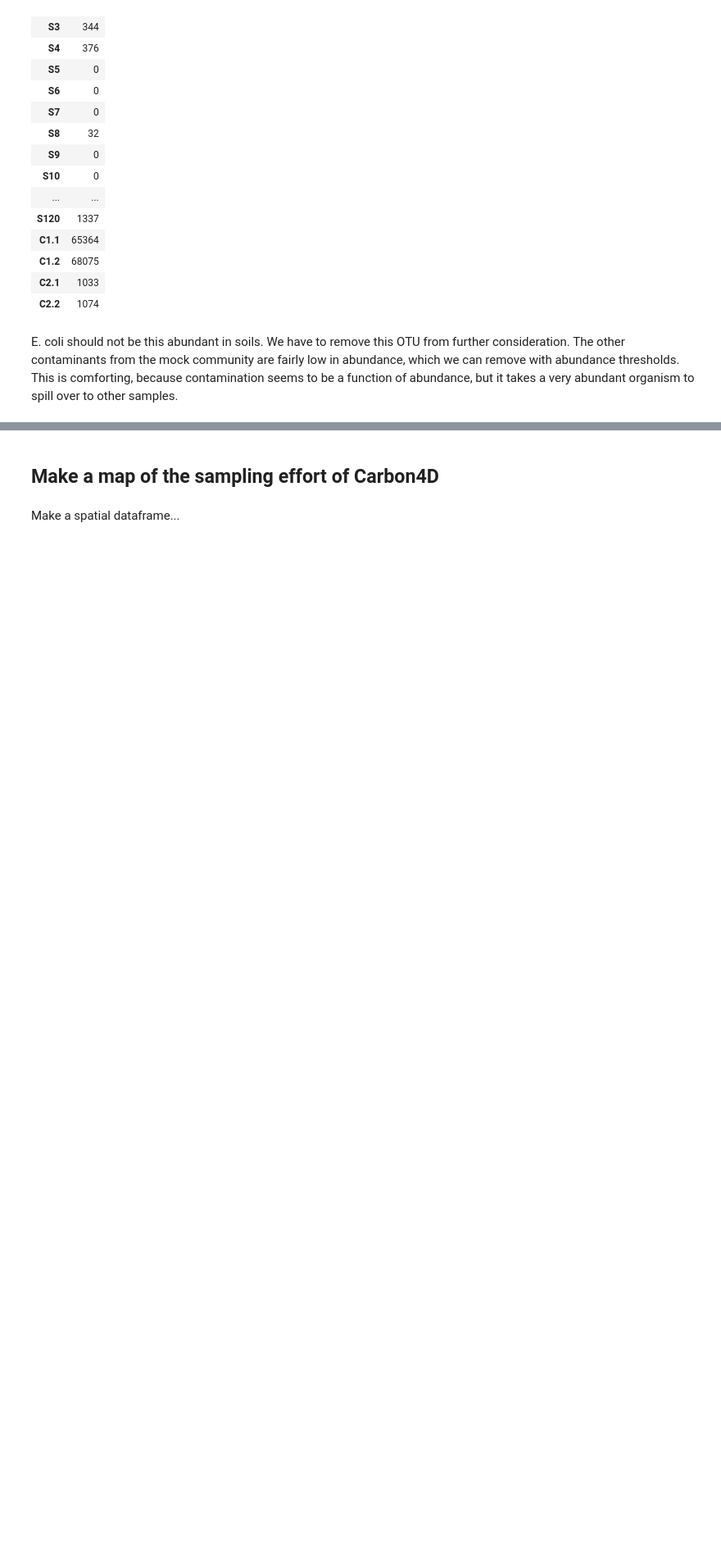
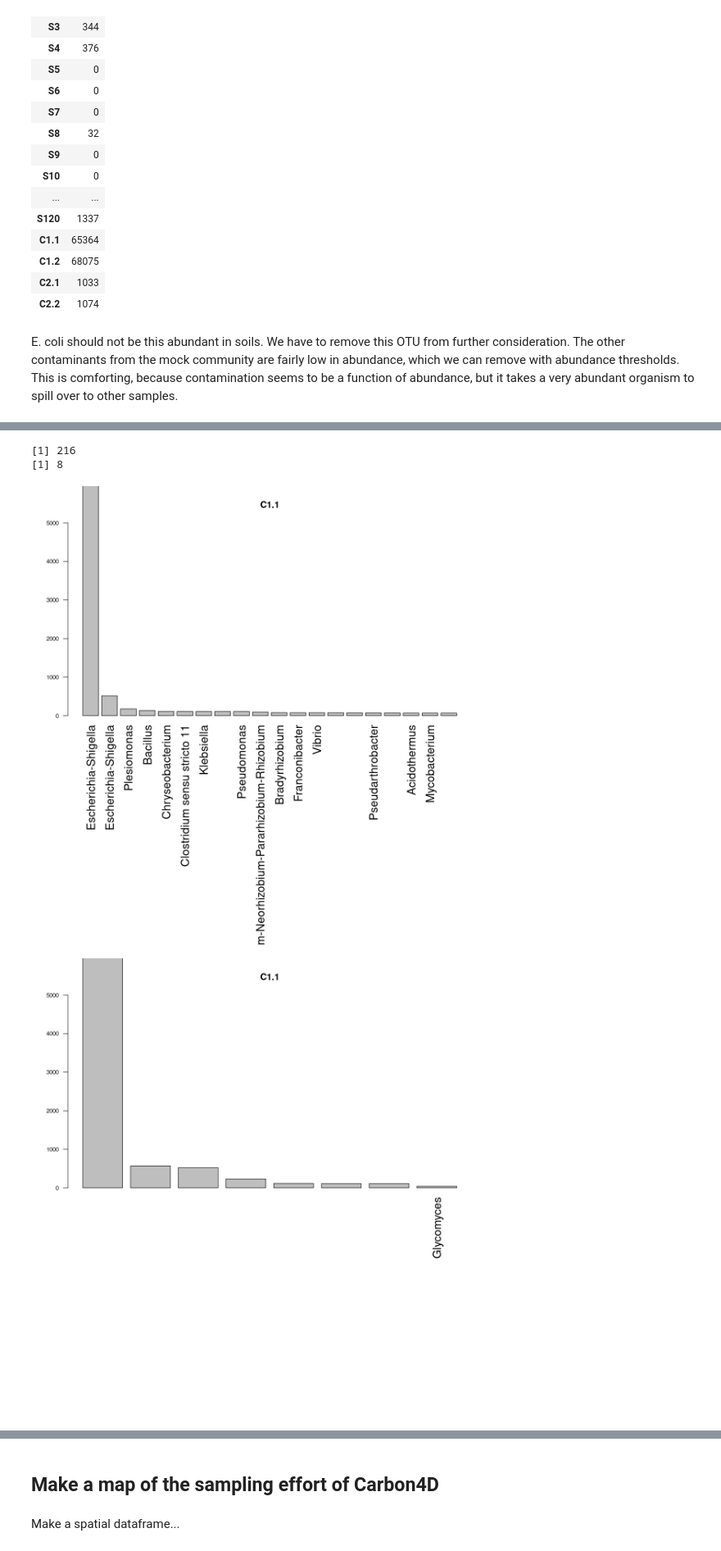
Before and after one commit to danchurch/fichtelgebirgeSoils, a Jupyter notebook: spatialAnalysis/spatialAnalysisSulariData.ipynb, the cells around one changed output, grey strips where cells are left out. Shown at 82% size. Drawn from its saved outputs; the diff is of its cells as text; code cells hidden in the pictures; blank space fills up the shorter version.

```diff
--- a/spatialAnalysis/spatialAnalysisSulariData.ipynb
+++ b/spatialAnalysis/spatialAnalysisSulariData.ipynb
@@ -284,0 +381,2 @@ E. coli should not be this abundant in soils. We have to remove this OTU from fu
+# %%
+bb <- tip_glom(ps)
@@ -284,0 +385,8 @@ E. coli should not be this abundant in soils. We have to remove this OTU from fu
+# %%
+cutoffAbu <- 100
+cc = prune_samples((rownames(sample_data(bb)) %in% c("C1.1","C1.2","C2.1","C2.2")), bb)
+cc = prune_taxa( colSums(otu_table(cc)) > 0, cc)
+## retain only those OTUs with high abundances in both MC samples:
+mcOTUs <- taxa_names(cc)[colSums(otu_table(cc)[c("C2.1","C2.2"),] > cutoffAbu) == 2]
+dd = prune_taxa( c("ASV1",mcOTUs), cc)
+sample_data(dd)$Plot.ID <- c("ss","ss","mc","mc")
@@ -284,0 +395,10 @@ E. coli should not be this abundant in soils. We have to remove this OTU from fu
+# %%
+options(repr.plot.width=10, repr.plot.height=10)
+par(mfrow = c(1,1))
+rankAb(ps,"C1.1", ylimit=5000, ntax=20)
+rankAb(dd,"C1.1", ylimit=5000)
+# %% [output]
+[1] 216
+[1] 8
+[figure, added]
+[figure, added]
```
Also changed, not shown: parts of 34 cells of this notebook, 1 other file.
